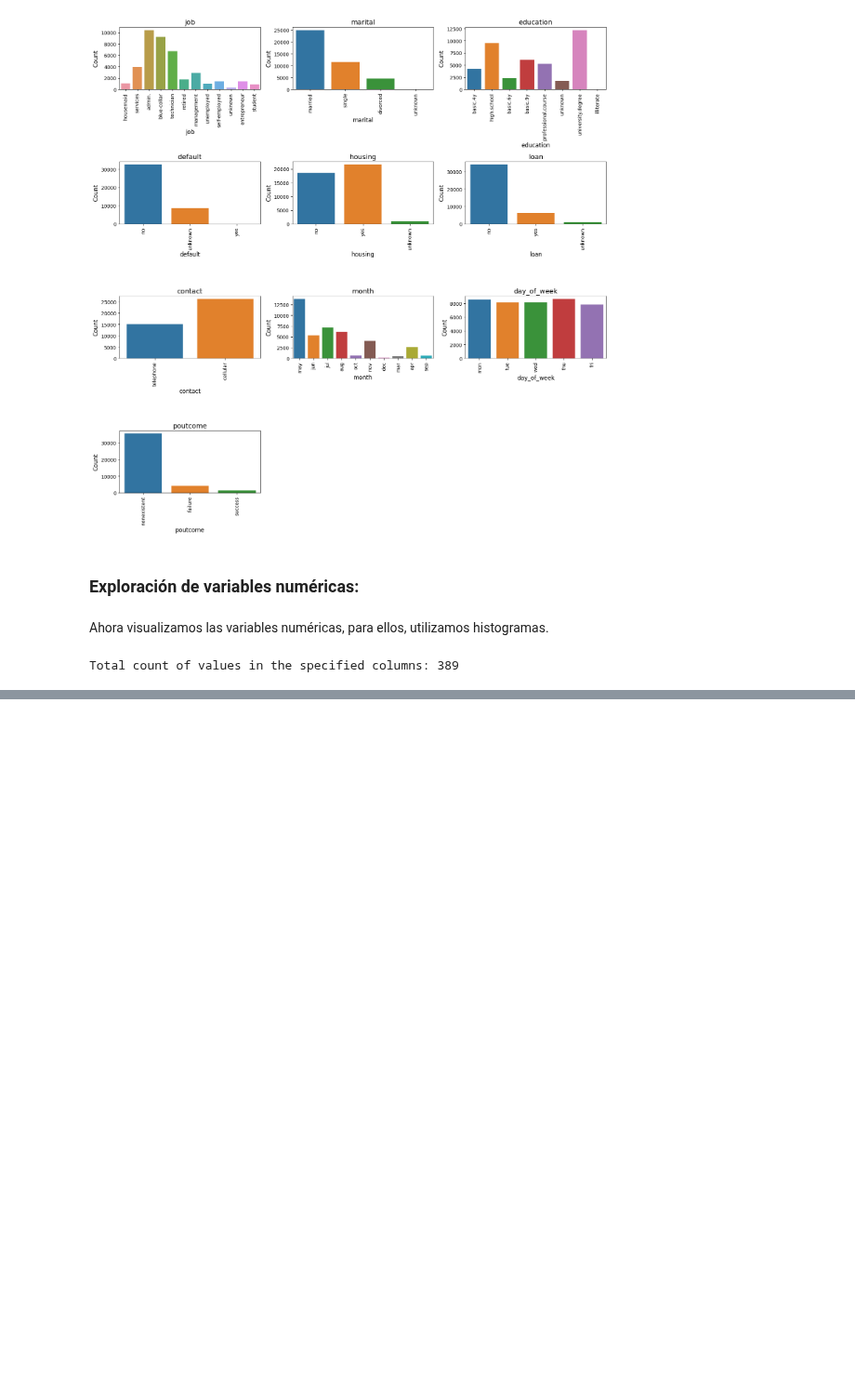
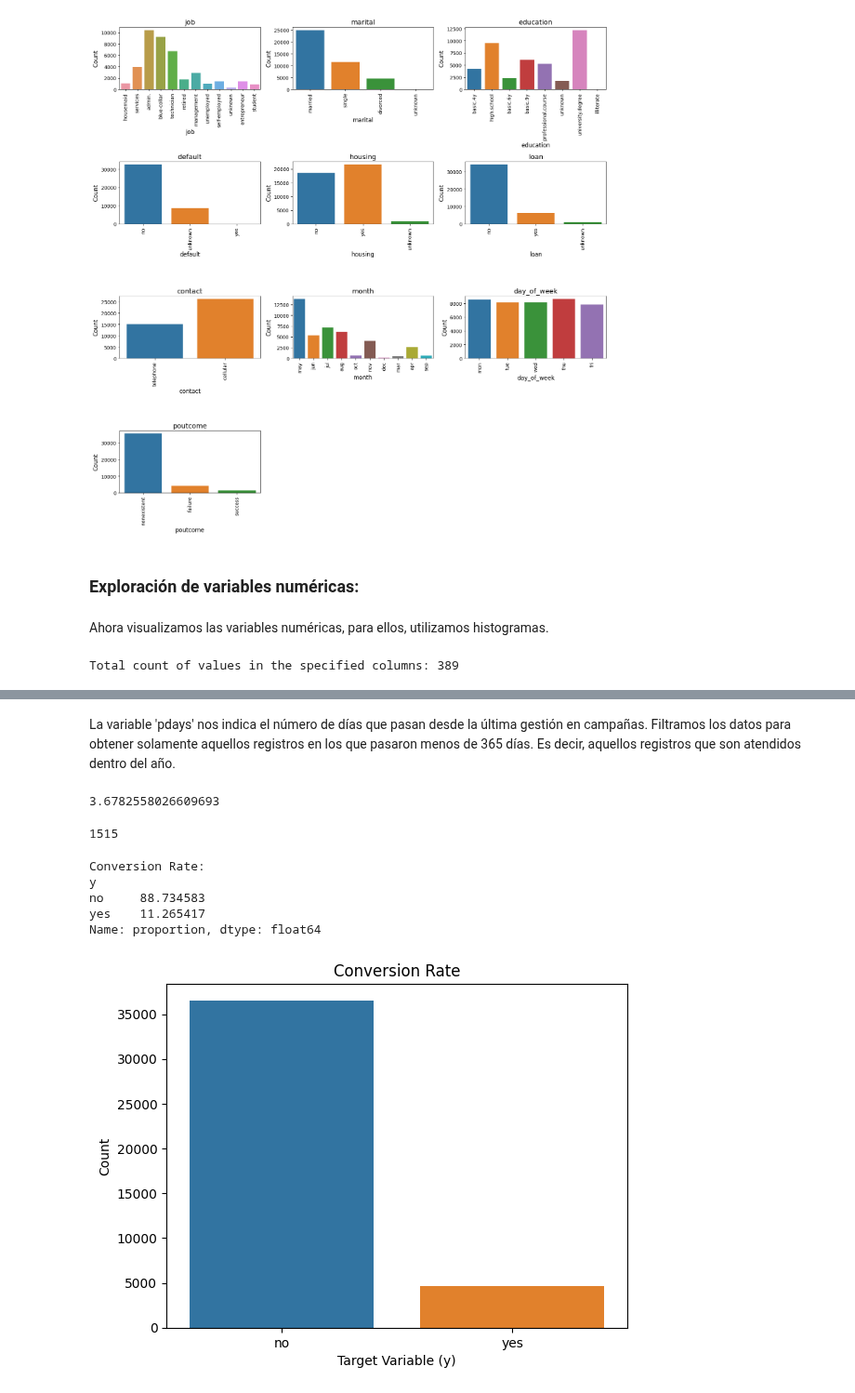
Before and after one commit to andres-mart/Coderhouse, a Jupyter notebook: 10. Estudios de Casos de Modelos Analíticos/Caso_N_1.ipynb, the cells around one changed output, grey strips where cells are left out. Shown at 93% size. Drawn from its saved outputs; the diff is of its cells as text; code cells hidden in the pictures; blank space fills up the shorter version.

```diff
--- a/10. Estudios de Casos de Modelos Analíticos/Caso_N_1.ipynb
+++ b/10. Estudios de Casos de Modelos Analíticos/Caso_N_1.ipynb
@@ -268,0 +273,28 @@ plt.show()
+# %% [markdown]
+La variable 'pdays' nos indica el número de días que pasan desde la última gestión en campañas. Filtramos los datos para obtener solamente aquellos registros en los que pasaron menos de 365 días. Es decir, aquellos registros que son atendidos dentro del año.
+# %%
+len(df[df["pdays"] < 365]) / len(df) * 100
+# %% [output]
+3.6782558026609693
+# %%
+len(df[df["pdays"] < 365])
+# %% [output]
+1515
+# %%
+conversion_rate = df["y"].value_counts(normalize=True) * 100
+print("Conversion Rate:")
+print(conversion_rate)
+# %% [output]
+Conversion Rate:
+y
+no     88.734583
+yes    11.265417
+Name: proportion, dtype: float64
+# %%
+sns.countplot(x="y", data=df)
+plt.xlabel("Target Variable (y)")
+plt.ylabel("Count")
+plt.title("Conversion Rate")
+plt.show()
+# %% [output]
+[figure, added]
```
Also changed, not shown: parts of 9 cells of this notebook.
